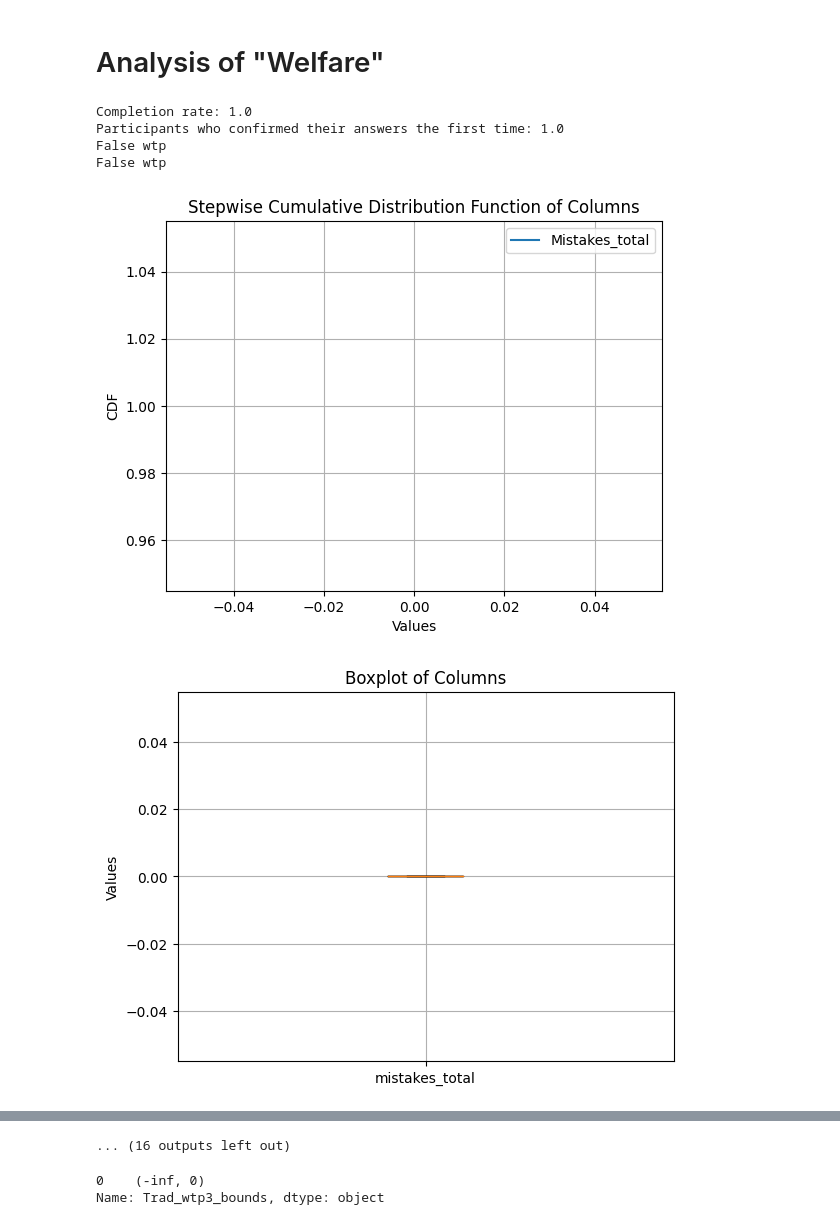
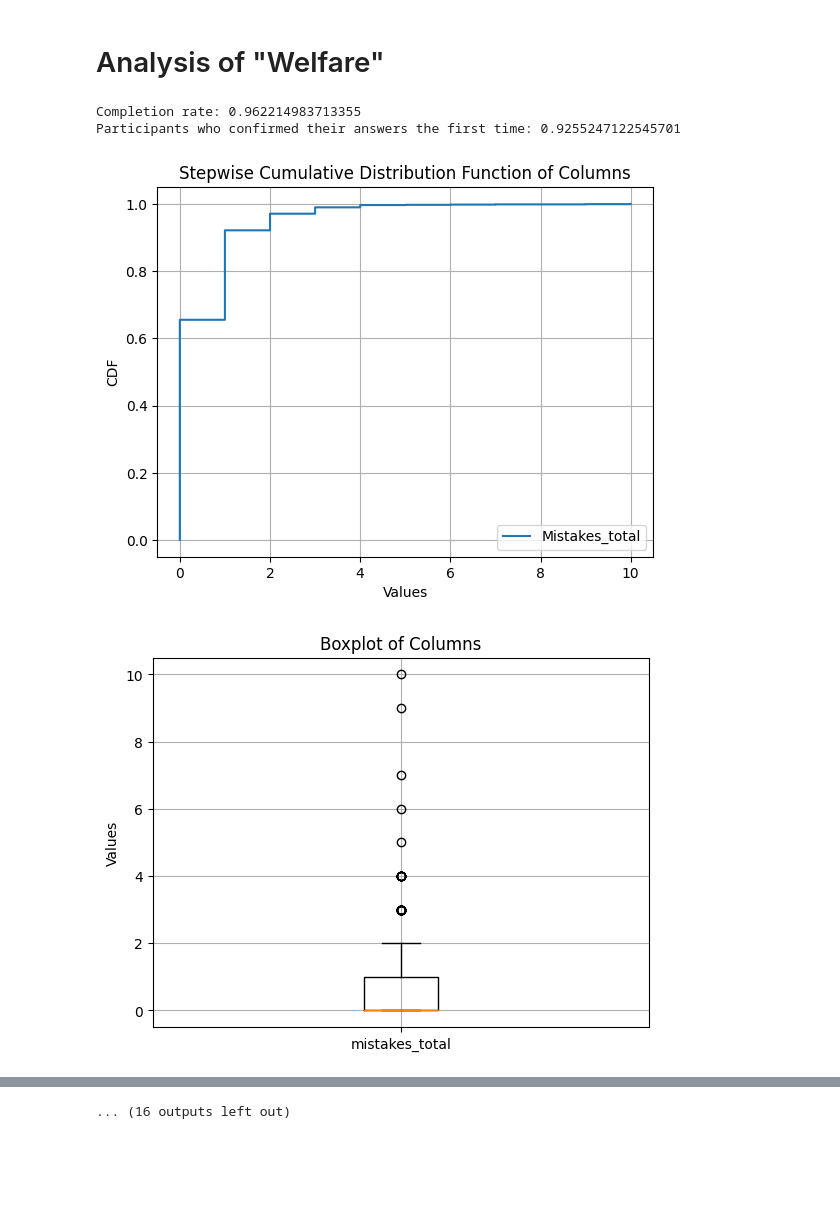
Before and after one commit to LukasBolte/Welfare2, a Jupyter notebook: data_analysis.ipynb, the cells around one changed output, grey strips where cells are left out. Saved outputs shown, nothing was run; the diff lists cells and outputs as text; code cells hidden in the pictures; blank space fills up the shorter version.

Commit message:
main_sample

```diff
--- a/data_analysis.ipynb
+++ b/data_analysis.ipynb
@@ -29,7 +29,7 @@ def load_csv_files(subfolder_name):
     return combined_df
 
 # Usage:
-subfolder_name = '2023-08-dummy_data'
+subfolder_name = '2023-08-main_sample'
 data = load_csv_files(subfolder_name)
 
 # Remove duplicates based on all columns
@@ -39,7 +39,7 @@ data.drop_duplicates(inplace=True)
 def restrict_to_sessions(data, session_codes):
     return data[data['session.code'].isin(session_codes)]
 
-session_codes = ['oczclyt3']
+session_codes = []
 if session_codes:
     data = restrict_to_sessions(data, session_codes)
 
@@ -332,36 +332,34 @@ for question in ['mistakes_cq1', 'mistakes_cq2', 'mistakes_cq3', 'mistakes_cq4',
     plot_and_save_boxplot(data, [question], subfolder_name)
 
 plot_and_save_scatter(data, 'Trad_wtp_point', 'ES_wtp_point', subfolder_name)
 plot_and_save_scatter_with_condition(data, 'Trad_wtp_point', 'ES_wtp_point', 'treatment', 'high', 'low', subfolder_name)
 
 
 # Select only the desired columns
 selected_columns = ['label'] + ['warhol','arkansas','experience'] + ['warholWhy','arkansasWhy','experienceWhy']
 selected_data = data[selected_columns]
 
 # Save the selected data to a CSV file in the 'subfolder'
 file_path = os.path.join(subfolder_path, 'open_ended.csv')
 selected_data.to_csv(file_path, index=False)
 
 # Select only the desired columns
 selected_columns = ['label'] +  ['feedback'] + ['feedbackDifficulty', 'feedbackUnderstanding', 'feedbackSatisfied', 'feedbackPay']
 selected_data = data[selected_columns]
 
 # Save the selected data to a CSV file in the 'subfolder'
 file_path = os.path.join(subfolder_path, 'feedback.csv')
 selected_data.to_csv(file_path, index=False)
 
 # Select only the desired columns
 selected_columns = ['label'] + ['Trad_wtp3_bounds','ES_wtp3_bounds'] + ['treatment'] + ['mistakes_total']+ ['MPLWhy']
 selected_data = data[selected_columns]
 
 # Save the selected data to a CSV file in the 'subfolder'
 file_path = os.path.join(subfolder_path, 'MPLWhy.csv')
 selected_data.to_csv(file_path, index=False)
 # %% [output]
-Completion rate: 1.0
-Participants who confirmed their answers the first time: 1.0
-False wtp
-False wtp
+Completion rate: 0.962214983713355
+Participants who confirmed their answers the first time: 0.9255247122545701
-[figure, old version]
+[figure, new version]
-[figure, old version]
+[figure, new version]
@@ -377,6 +375 @@ False wtp
 ... (16 outputs left out)
-# %%
-data['Trad_wtp3_bounds']
-# %% [output]
-0    (-inf, 0)
-Name: Trad_wtp3_bounds, dtype: object
```
Also changed, not shown: parts of 2 cells of this notebook, 21 other files.
